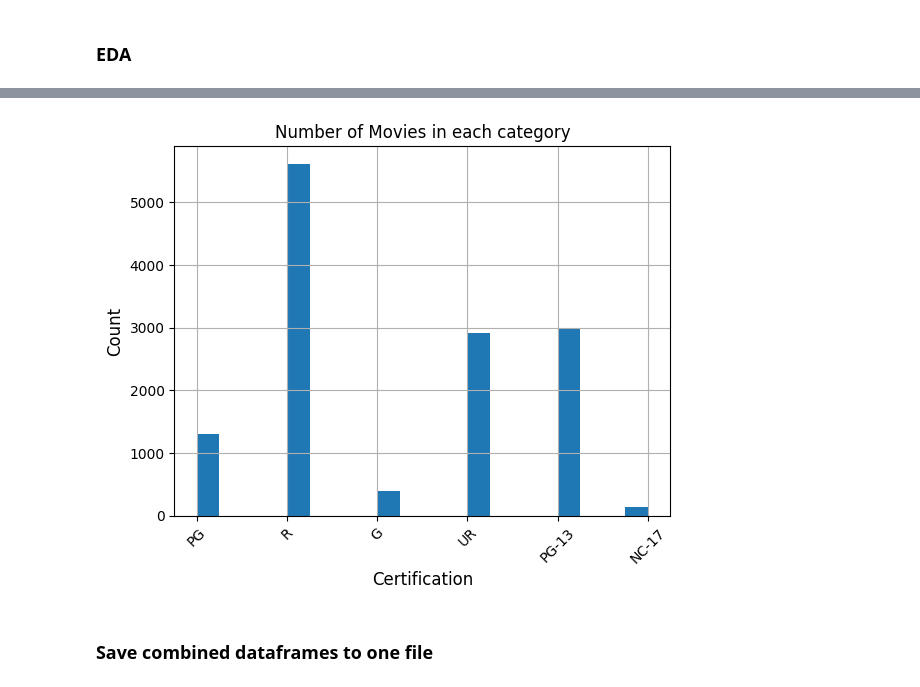
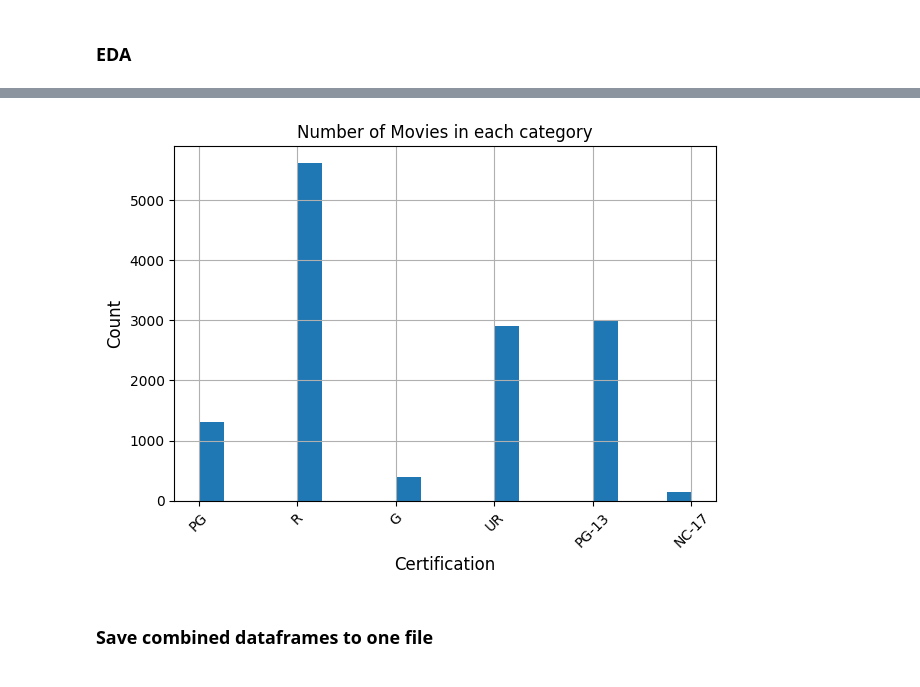
Before and after one commit to zevy613/Final-Project-The-Making-of-a-Successful-Movie, a Jupyter notebook: 3_EDA.ipynb, the cells around one changed output, grey strips where cells are left out. Saved outputs shown, nothing was run; the diff lists cells and outputs as text; code cells hidden in the pictures.

```diff
--- a/3_EDA.ipynb
+++ b/3_EDA.ipynb
@@ -116,13 +120,14 @@ plt.savefig('Visuals/barplot_Budget-Certification.png', pad_inches=1)
 # %%
 # How many movies are there in each of the certification categories (G/PG/PG-13/R)
 df_ml['certification'].hist(bins=20)
 plt.ylabel('Count', fontsize=12)
 plt.xlabel('Certification', fontsize=12)
 plt.title('Number of Movies in each category');
 plt.xticks(rotation = 45);
+plt.tight_layout()
 plt.savefig('Visuals/histogram_Movies-Category.png', pad_inches=1)
 # %% [output]
-[figure, old version]
+[figure, new version]
 # %% [markdown]
 ### Save combined dataframes to one file
 # %%
```
Also changed, not shown: parts of 4 cells of this notebook, 11 other files.
